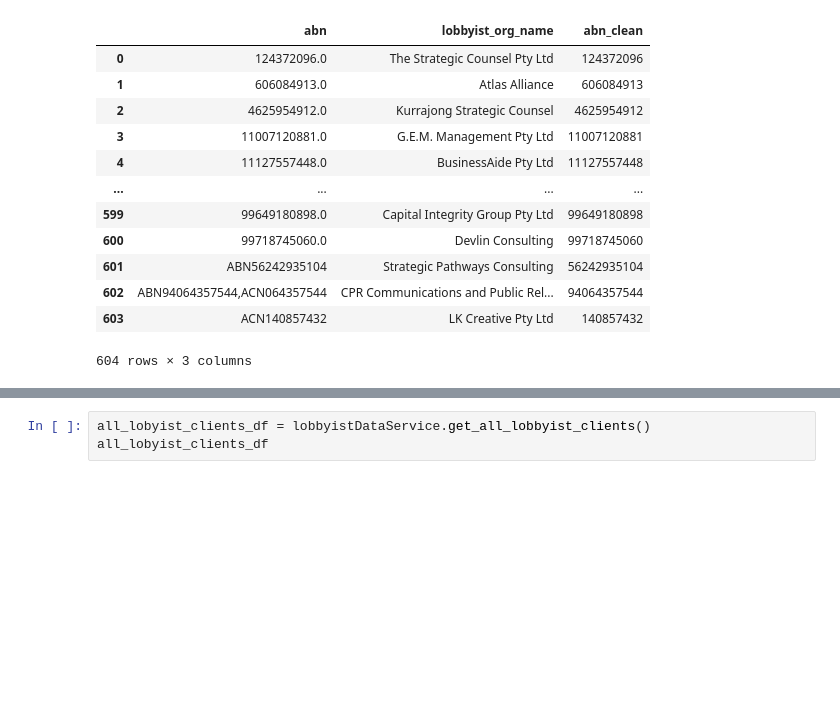
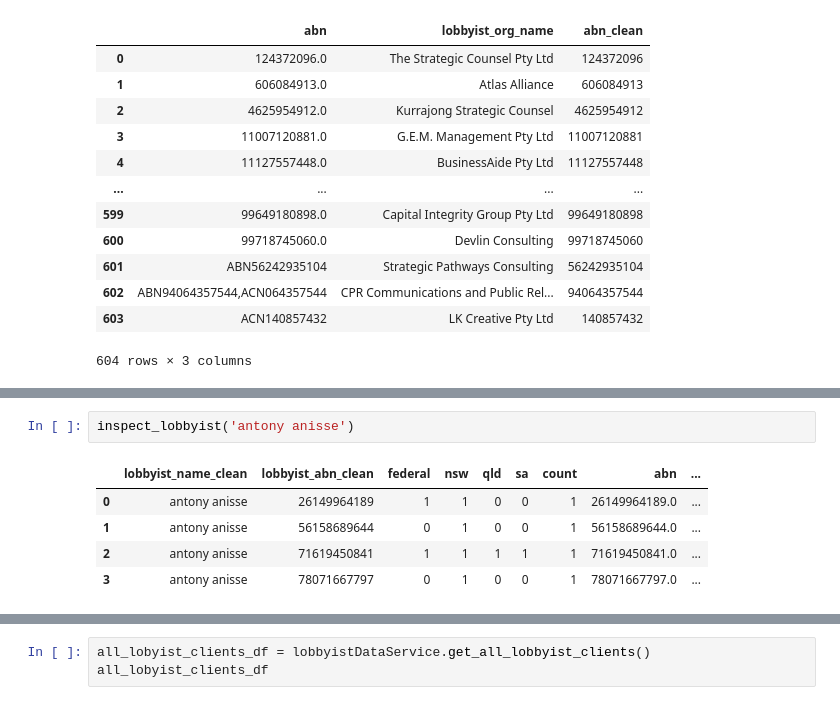
Before and after one commit to sjeruto/ARDC-Project, a Jupyter notebook: notebooks/mg_workbook.ipynb, the cells around one changed output, grey strips where cells are left out. Drawn from its saved outputs; the diff is of its cells as text; blank space fills up the shorter version.

```diff
--- a/notebooks/mg_workbook.ipynb
+++ b/notebooks/mg_workbook.ipynb
@@ -51,0 +149,8 @@ cleaning abn
+# %%
+inspect_lobbyist('antony anisse')
+# %% [output]
+|  | lobbyist_name_clean | lobbyist_abn_clean | federal | nsw | qld | sa | count | abn | ... |
+| 0 | antony anisse | 26149964189 | 1 | 1 | 0 | 0 | 1 | 26149964189.0 | ... |
+| 1 | antony anisse | 56158689644 | 0 | 1 | 0 | 0 | 1 | 56158689644.0 | ... |
+| 2 | antony anisse | 71619450841 | 1 | 1 | 1 | 1 | 1 | 71619450841.0 | ... |
+| 3 | antony anisse | 78071667797 | 0 | 1 | 0 | 0 | 1 | 78071667797.0 | ... |
```
Also changed, not shown: parts of 16 cells of this notebook, 1 other file.
